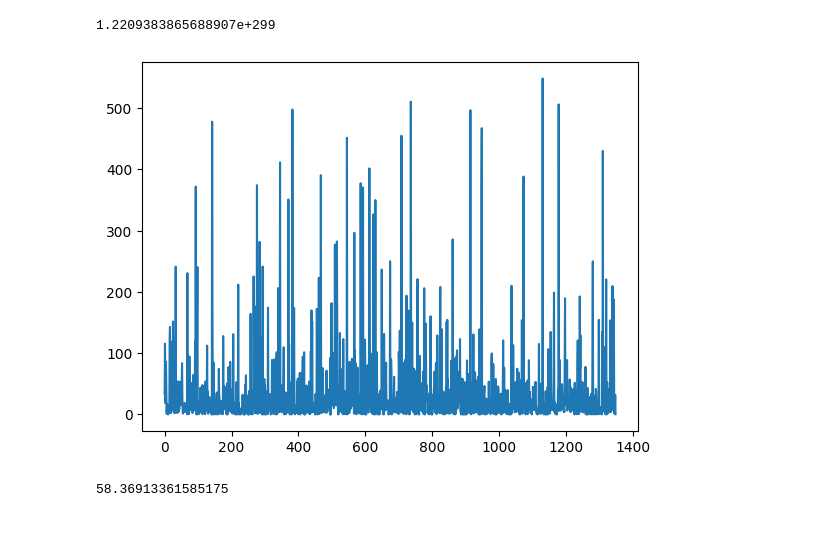
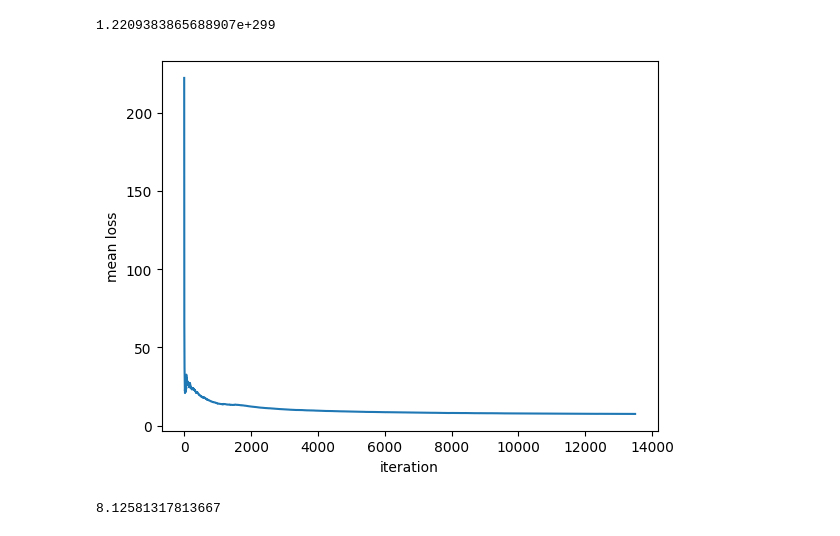
Before and after one commit to MxWmr/optimization_project, a Jupyter notebook: part3.ipynb, the cells around one changed output. Cells and saved outputs as stored; diff of their text form; code cells hidden in the pictures.

```diff
--- a/part3.ipynb
+++ b/part3.ipynb
@@ -71,8 +71,9 @@ def grad_desc(A,y,eps=1e-2,lr = None,lamb= 0,verbose=0,itemax=170):
 # %%
 ### Stochastic gradient descent
 
-def SGD(A,y,eps=1e-5,lr = None,verbose=0,itemax=17000,batch_size=1):
+def SGD(A,y,eps=1e-5,lr = None,verbose=0,epochs_max=10,batch_size=1):
     X = np.zeros(A.shape[1])
+    N = A.shape[0]
     grad = np.array([1000]*A.shape[1])
 
     if lr == None:
@@ -82,7 +83,7 @@ def SGD(A,y,eps=1e-5,lr = None,verbose=0,itemax=17000,batch_size=1):
     ite = 0
     m_l = 0
     l_i = np.arange(len(y))
-    while np.all(np.abs(grad) > eps) and ite<itemax:
+    while np.all(np.abs(grad) > eps) and ite<N*epochs_max:
         np.random.shuffle(l_i)
 
         for batch_start in range(0,len(y),batch_size):
@@ -103,7 +104,7 @@ def SGD(A,y,eps=1e-5,lr = None,verbose=0,itemax=17000,batch_size=1):
         plt.figure(1)
         plt.plot(l_loss)
         plt.xlabel('iteration')
-        plt.ylabel('loss')
+        plt.ylabel('mean loss')
         plt.show()
 
     return X,l_loss
@@ -195,38 +196,51 @@ print(loss(X,A_test,y_test))
 # %%
 ### SAGA Method
 
-def SAGA(A,y,eps=1e-2,lr = None,verbose=0):
+def SAGA(A,y,eps=1e-2,lr = None,verbose=0,epochs_max=10):
+    N = A.shape[0]
     X = np.random.rand(A.shape[1])
     l_loss = []
     if lr == None:
         lr = 1/np.linalg.norm(A,2)**2
     ite = 0
-    grad = np.zeros([A.shape[0],A.shape[1]])
-    for i in range(A.shape[0]):
+    grad = np.zeros([N,A.shape[1]])
+    for i in range(N):
         y_pred2 = A[i,:].dot(X)
         grad2 =  np.dot(A[i,:].T,(y_pred2-y[i]))
         grad[i,:]=grad2
 
-    l_i = list(range(A.shape[0]))
+    l_i = list(range(N))
     rd.shuffle(l_i)
-    while np.all(np.abs(grad) >= eps) and len(l_i)!=0:
+
+    m_l = 0
+    while np.all(np.abs(grad) >= eps) and ite<epochs_max*N:
+
+        if len(l_i)==0:
+            l_i = list(range(N))
+            rd.shuffle(l_i)
+
         i = l_i.pop()
         y_pred2 = A[i,:].dot(X)
         grad2 =  np.dot(A[i,:].T,(y_pred2-y[i]))
-        X = X - lr*(grad2-grad[i,:]+grad.mean())
+        X = X - lr*(grad2-grad[i,:]+grad.mean(axis=0))
         grad[i,:] = grad2
-        l_loss.append((1/2*(y_pred2-y[i])**2).mean())
+        m_l*=ite
+        m_l+= (1/2*(y_pred2-y[i])**2).mean()
+        m_l/=(ite+1)
+        l_loss.append(m_l)
         ite+=1
 
     if verbose == 1:
         plt.figure(1)
         plt.plot(l_loss)
+        plt.xlabel('iteration')
+        plt.ylabel('mean loss')
         plt.show()
 
     return X,l_loss
 # %%
-X,l_loss = SAGA(A_train,y_train,eps=0,verbose=1)
+X,l_loss = SAGA(A_train,y_train,eps=0.00,lr=0.001,verbose=1)
 print(loss(X,A_test,y_test))
 # %% [output]
-[figure, old version]
+[figure, new version]
-58.36913361585175
+8.12581317813667
```
Also changed, not shown: parts of 2 cells of this notebook, 34 other files.
